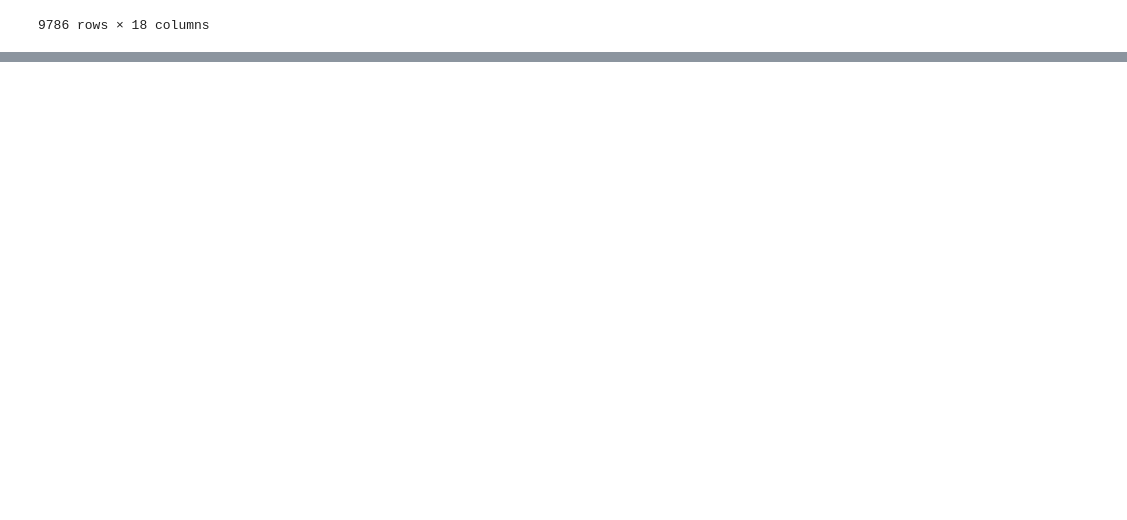
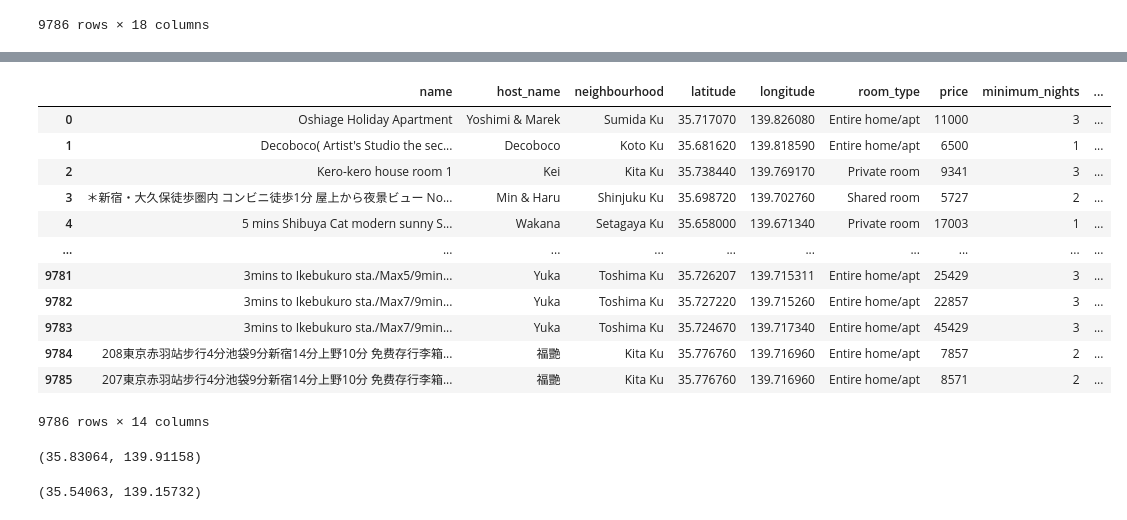
Before and after one commit to ubco-W2022T2-data301/project-group-group21, a Jupyter notebook: analysis/analysis1.ipynb, the cells around one changed output, grey strips where cells are left out. Cells and saved outputs as stored; diff of their text form; code cells hidden in the pictures; blank space fills up the shorter version.

```diff
--- a/analysis/analysis1.ipynb
+++ b/analysis/analysis1.ipynb
@@ -35,0 +50,26 @@ df
+# %%
+df_clean = df.drop(['id','host_id','neighbourhood_group', 'license'],axis=1)
+df_clean
+# I think I will start by plotting a heat map that shows the price and density of rentals around tokyo.
+# %% [output]
+|  | name | host_name | neighbourhood | latitude | longitude | room_type | price | minimum_nights | ... |
+| 0 | Oshiage Holiday Apartment | Yoshimi & Marek | Sumida Ku | 35.717070 | 139.826080 | Entire home/apt | 11000 | 3 | ... |
+| 1 | Decoboco( Artist's Studio the sec... | Decoboco | Koto Ku | 35.681620 | 139.818590 | Entire home/apt | 6500 | 1 | ... |
+| 2 | Kero-kero house room 1 | Kei | Kita Ku | 35.738440 | 139.769170 | Private room | 9341 | 3 | ... |
+| 3 | ＊新宿・大久保徒歩圏内 コンビニ徒歩1分 屋上から夜景ビュー No... | Min & Haru | Shinjuku Ku | 35.698720 | 139.702760 | Shared room | 5727 | 2 | ... |
+| 4 | 5 mins Shibuya Cat modern sunny S... | Wakana | Setagaya Ku | 35.658000 | 139.671340 | Private room | 17003 | 1 | ... |
+| ... | ... | ... | ... | ... | ... | ... | ... | ... | ... |
+| 9781 | 3mins to Ikebukuro sta./Max5/9min... | Yuka | Toshima Ku | 35.726207 | 139.715311 | Entire home/apt | 25429 | 3 | ... |
+| 9782 | 3mins to Ikebukuro sta./Max7/9min... | Yuka | Toshima Ku | 35.727220 | 139.715260 | Entire home/apt | 22857 | 3 | ... |
+| 9783 | 3mins to Ikebukuro sta./Max7/9min... | Yuka | Toshima Ku | 35.724670 | 139.717340 | Entire home/apt | 45429 | 3 | ... |
+| 9784 | 208東京赤羽站步行4分池袋9分新宿14分上野10分 免费存行李箱... | 福艷 | Kita Ku | 35.776760 | 139.716960 | Entire home/apt | 7857 | 2 | ... |
+| 9785 | 207東京赤羽站步行4分池袋9分新宿14分上野10分 免费存行李箱... | 福艷 | Kita Ku | 35.776760 | 139.716960 | Entire home/apt | 8571 | 2 | ... |
+9786 rows × 14 columns
+# %%
+df_clean['latitude'].max(),df_clean['longitude'].max()
+# %% [output]
+(35.83064, 139.91158)
+# %%
+df_clean['latitude'].min(),df_clean['longitude'].min()
+# %% [output]
+(35.54063, 139.15732)
```
Also changed, not shown: parts of 11 cells of this notebook.
